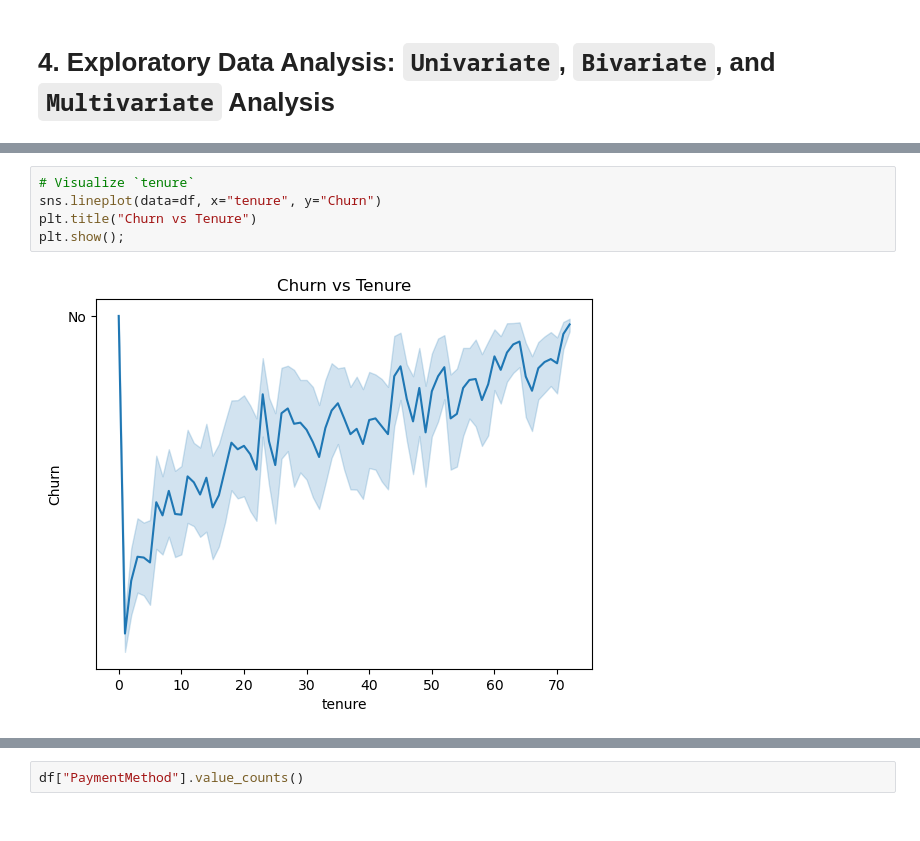
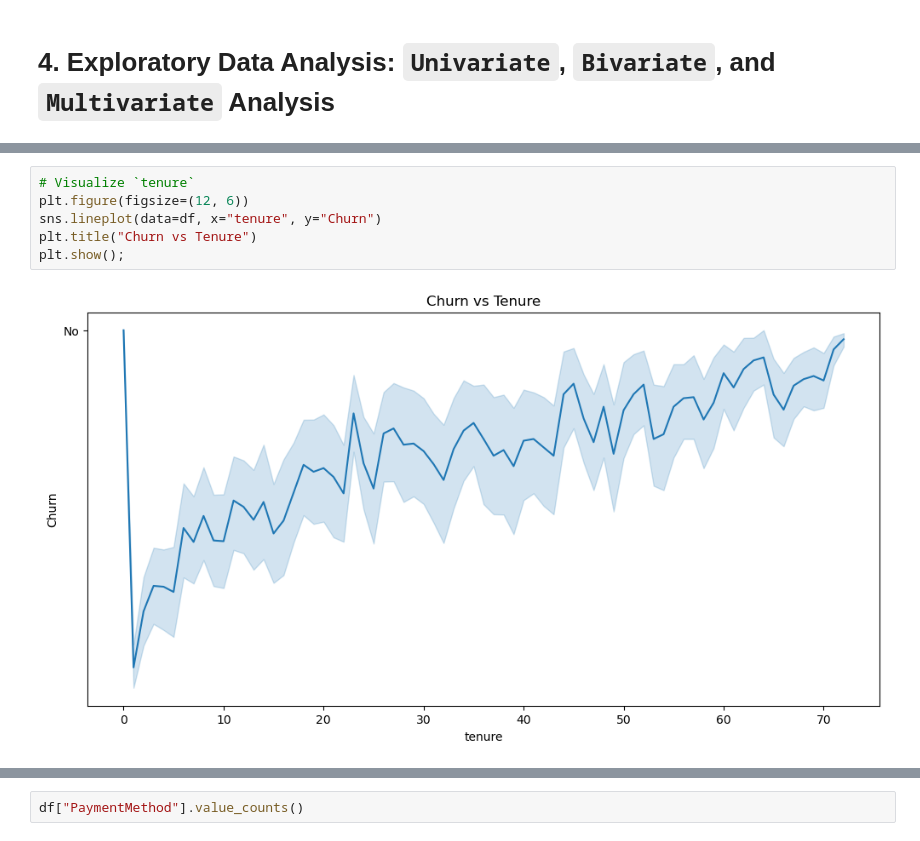
Before and after one commit to chemutai254/PBI_ML, a Jupyter notebook: CUSTOMER_RETENTION/Retention_Strategy/Telco_Customer_Churn.ipynb, the cells around one changed output, grey strips where cells are left out. Drawn from its saved outputs; the diff is of its cells as text.

```diff
--- a/CUSTOMER_RETENTION/Retention_Strategy/Telco_Customer_Churn.ipynb
+++ b/CUSTOMER_RETENTION/Retention_Strategy/Telco_Customer_Churn.ipynb
@@ -238,10 +259,11 @@ plt.show();
 # %%
 # Visualize `tenure`
+plt.figure(figsize=(12, 6))
 sns.lineplot(data=df, x="tenure", y="Churn")
 plt.title("Churn vs Tenure")
 plt.show();
 # %% [output]
-[figure, old version]
+[figure, new version]
 # %%
 df['Contract'].value_counts() / len(df['Contract'])
 # %% [output]
```
Also changed, not shown: parts of 22 cells of this notebook.
